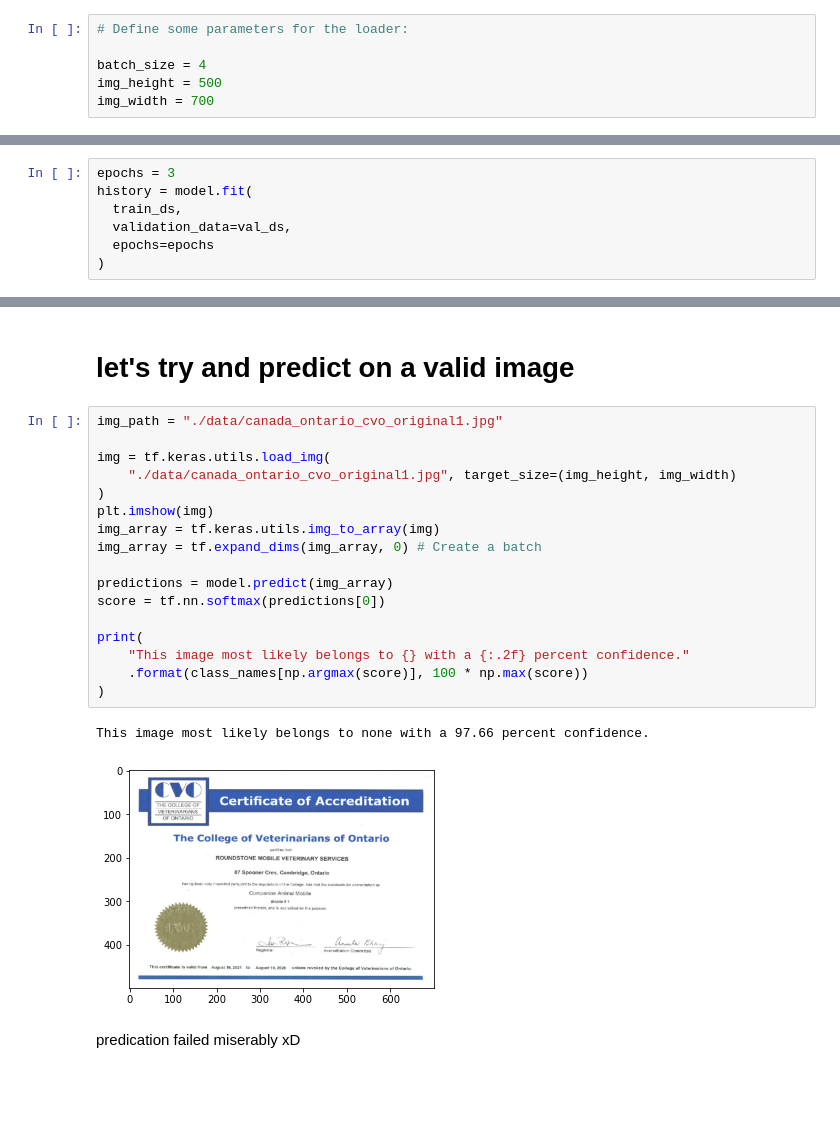
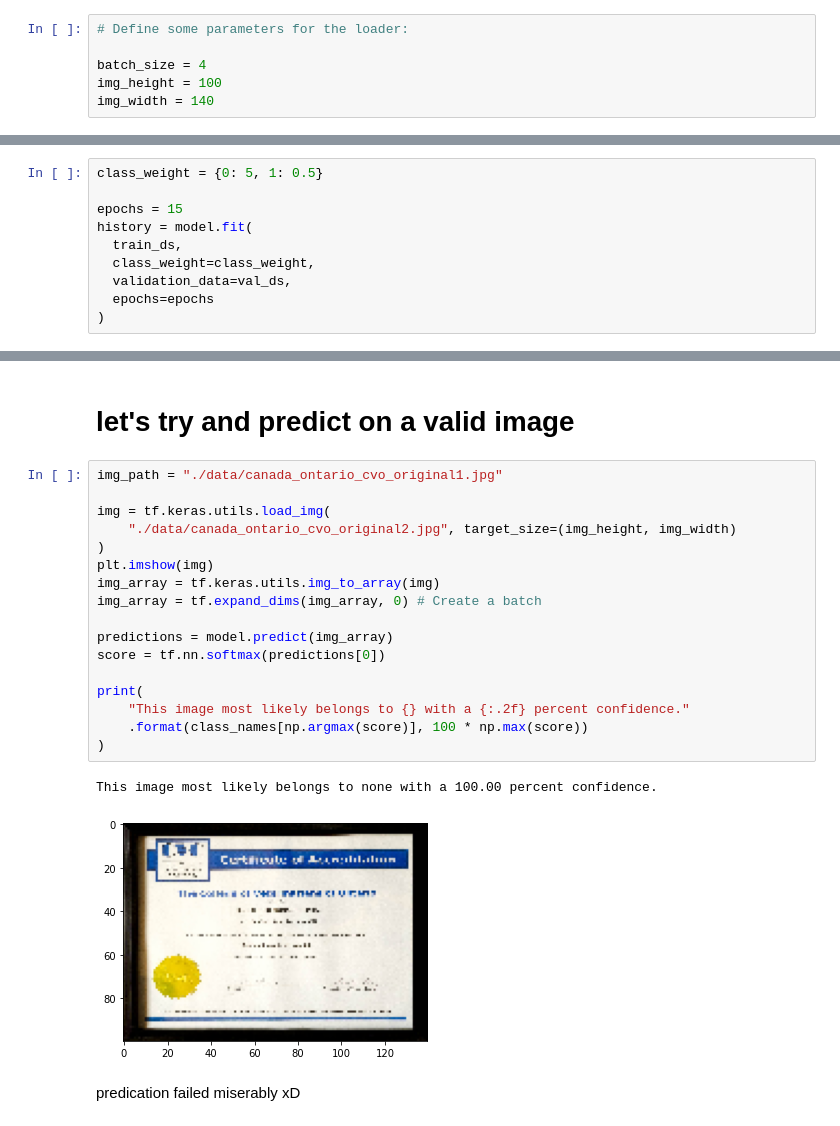
Before and after one commit to fjtheknight/csi4106_project, a Jupyter notebook: project.ipynb, the cells around one changed output, grey strips where cells are left out. Cells and saved outputs as stored; diff of their text form; blank space fills up the shorter version.

Commit message:
v0.3 added class weights

```diff
--- a/project.ipynb
+++ b/project.ipynb
@@ -38,8 +38,8 @@ PIL.Image.open(str(canada_ontario_cvo_imgs[0]))
 # Define some parameters for the loader:
 
 batch_size = 4
-img_height = 500
-img_width = 700
+img_height = 100
+img_width = 140
 # %%
 # training/validation split
 
@@ -272,9 +267,12 @@ Trainable params: 44,211,618
 Non-trainable params: 0
 _________________________________________________________________
 # %%
-epochs = 3
+class_weight = {0: 5, 1: 0.5}
+
+epochs = 15
 history = model.fit(
   train_ds,
+  class_weight=class_weight,
   validation_data=val_ds,
   epochs=epochs
 )
@@ -339,23 +348,23 @@ This image most likely belongs to none with a 100.00 percent confidence.
 # %%
 img_path = "./data/canada_ontario_cvo_original1.jpg"
 
 img = tf.keras.utils.load_img(
-    "./data/canada_ontario_cvo_original1.jpg", target_size=(img_height, img_width)
+    "./data/canada_ontario_cvo_original2.jpg", target_size=(img_height, img_width)
 )
 plt.imshow(img)
 img_array = tf.keras.utils.img_to_array(img)
 img_array = tf.expand_dims(img_array, 0) # Create a batch
 
 predictions = model.predict(img_array)
 score = tf.nn.softmax(predictions[0])
 
 print(
     "This image most likely belongs to {} with a {:.2f} percent confidence."
     .format(class_names[np.argmax(score)], 100 * np.max(score))
 )
 # %% [output]
-This image most likely belongs to none with a 97.66 percent confidence.
+This image most likely belongs to none with a 100.00 percent confidence.
-[figure, old version]
+[figure, new version]
 # %% [markdown]
 predication failed miserably xD
 # %% [markdown]
```
Also changed, not shown: parts of 11 cells of this notebook, 1 other file.
